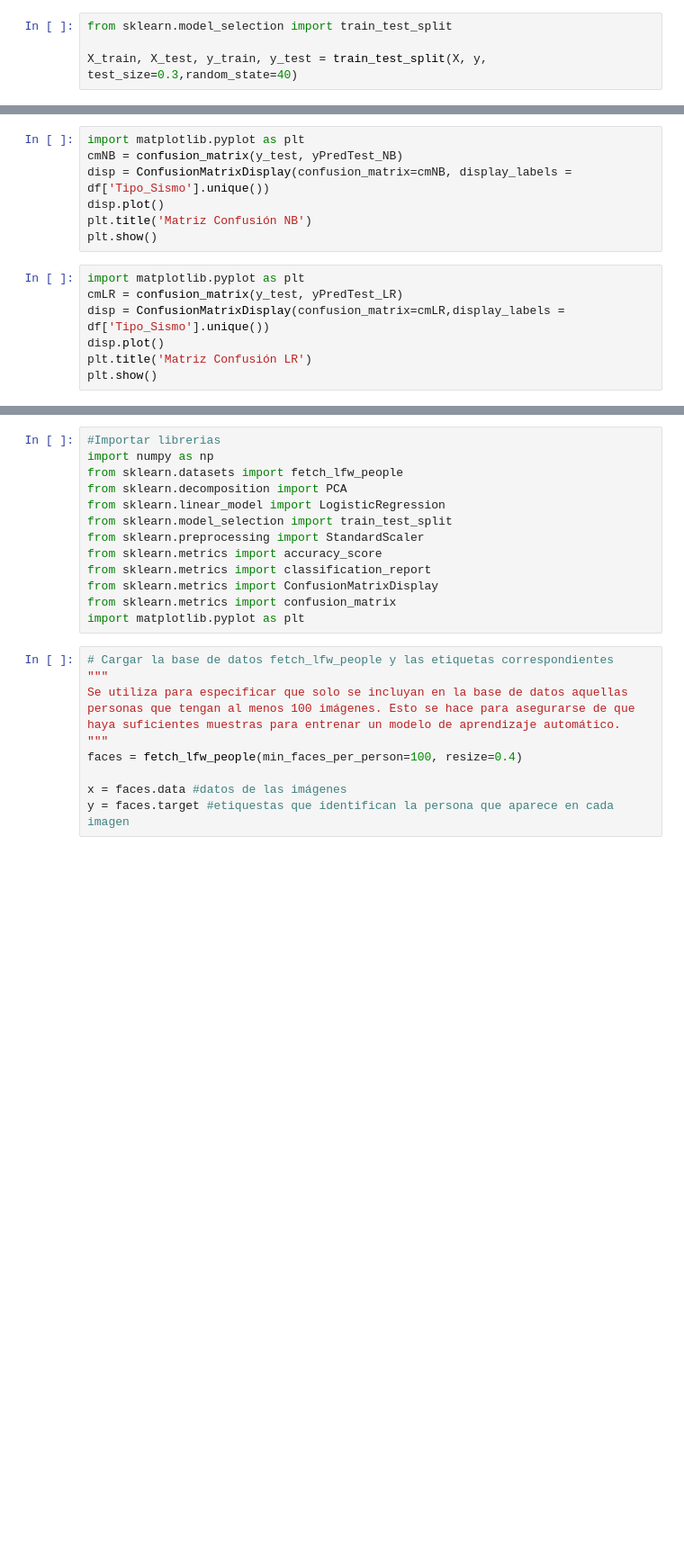
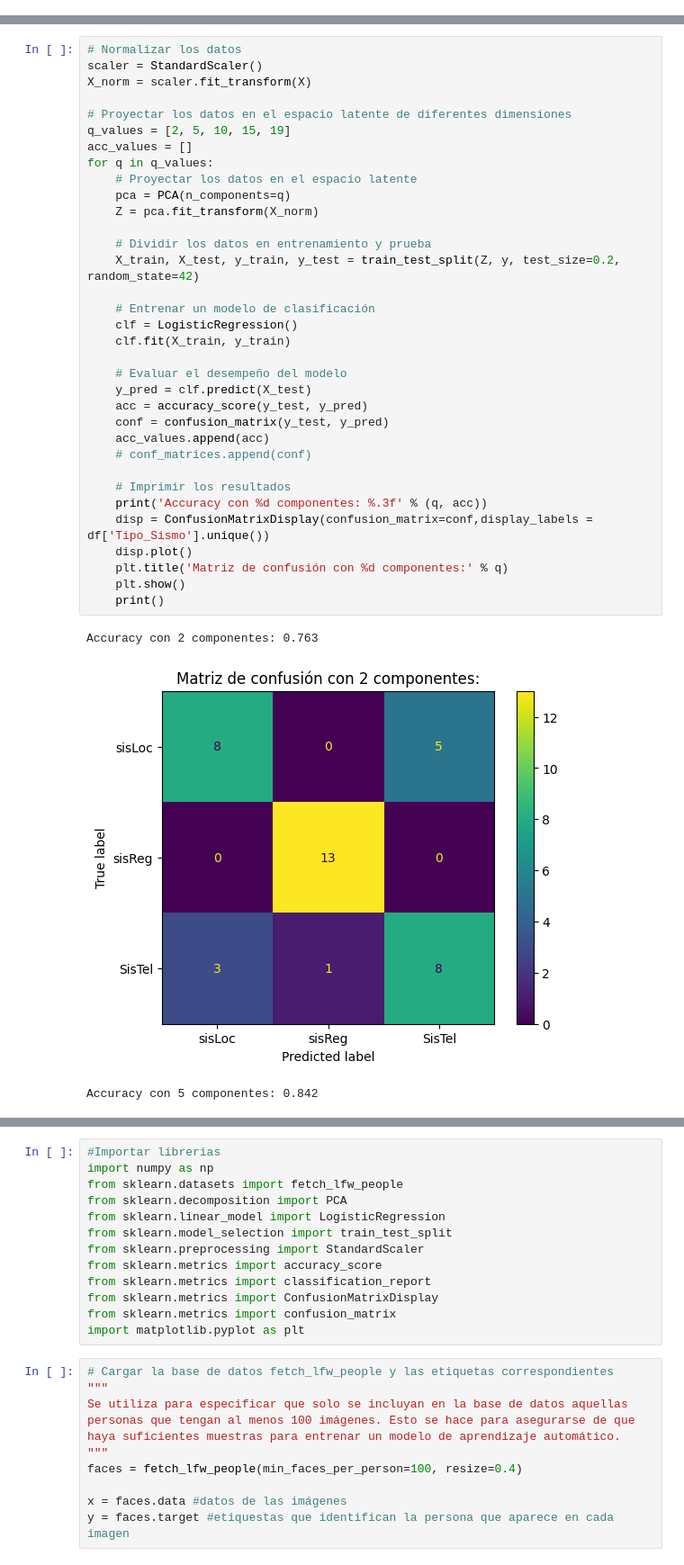
Before and after one commit to ydpajaro/Miniproyecto2, a Jupyter notebook: miniproyecto2.ipynb, the cells around one changed output, grey strips where cells are left out. Shown at 90% size. Drawn from its saved outputs; the diff is of its cells as text; blank space fills up the shorter version.

Commit message:
Se termina el punto 1 Para el sistema de Análisis Multivariado de Señales Sismográficas obtenido en el Primer Mini-Proyecto

```diff
--- a/miniproyecto2.ipynb
+++ b/miniproyecto2.ipynb
@@ -132,4 +37,0 @@ display(interactive_func)
-# %%
-from sklearn.model_selection import train_test_split
-
-X_train, X_test, y_train, y_test = train_test_split(X, y, test_size=0.3,random_state=40)
@@ -161,14 +37,0 @@ print('Acc para el modelo de Regresión Logística: ',accTest_LR)
-# %%
-import matplotlib.pyplot as plt
-cmNB = confusion_matrix(y_test, yPredTest_NB)
-disp = ConfusionMatrixDisplay(confusion_matrix=cmNB, display_labels = df['Tipo_Sismo'].unique())
-disp.plot()
-plt.title('Matriz Confusión NB')
-plt.show()
-# %%
-import matplotlib.pyplot as plt
-cmLR = confusion_matrix(y_test, yPredTest_LR)
-disp = ConfusionMatrixDisplay(confusion_matrix=cmLR,display_labels = df['Tipo_Sismo'].unique())
-disp.plot()
-plt.title('Matriz Confusión LR')
-plt.show()
@@ -177,0 +44,38 @@ from sklearn.decomposition import PCA
+# %%
+# Normalizar los datos
+scaler = StandardScaler()
+X_norm = scaler.fit_transform(X)
+
+# Proyectar los datos en el espacio latente de diferentes dimensiones
+q_values = [2, 5, 10, 15, 19]
+acc_values = []
+for q in q_values:
+    # Proyectar los datos en el espacio latente
+    pca = PCA(n_components=q)
+    Z = pca.fit_transform(X_norm)
+
+    # Dividir los datos en entrenamiento y prueba
+    X_train, X_test, y_train, y_test = train_test_split(Z, y, test_size=0.2, random_state=42)
+
+    # Entrenar un modelo de clasificación
+    clf = LogisticRegression()
+    clf.fit(X_train, y_train)
+
+    # Evaluar el desempeño del modelo
+    y_pred = clf.predict(X_test)
+    acc = accuracy_score(y_test, y_pred)
+    conf = confusion_matrix(y_test, y_pred)
+    acc_values.append(acc)
+    # conf_matrices.append(conf)
+
+    # Imprimir los resultados
+    print('Accuracy con %d componentes: %.3f' % (q, acc))
+    disp = ConfusionMatrixDisplay(confusion_matrix=conf,display_labels = df['Tipo_Sismo'].unique())
+    disp.plot()
+    plt.title('Matriz de confusión con %d componentes:' % q)
+    plt.show()
+    print()
+# %% [output]
+Accuracy con 2 componentes: 0.763
+[figure, added]
+Accuracy con 5 componentes: 0.842
```
Also changed, not shown: parts of 36 cells of this notebook.
